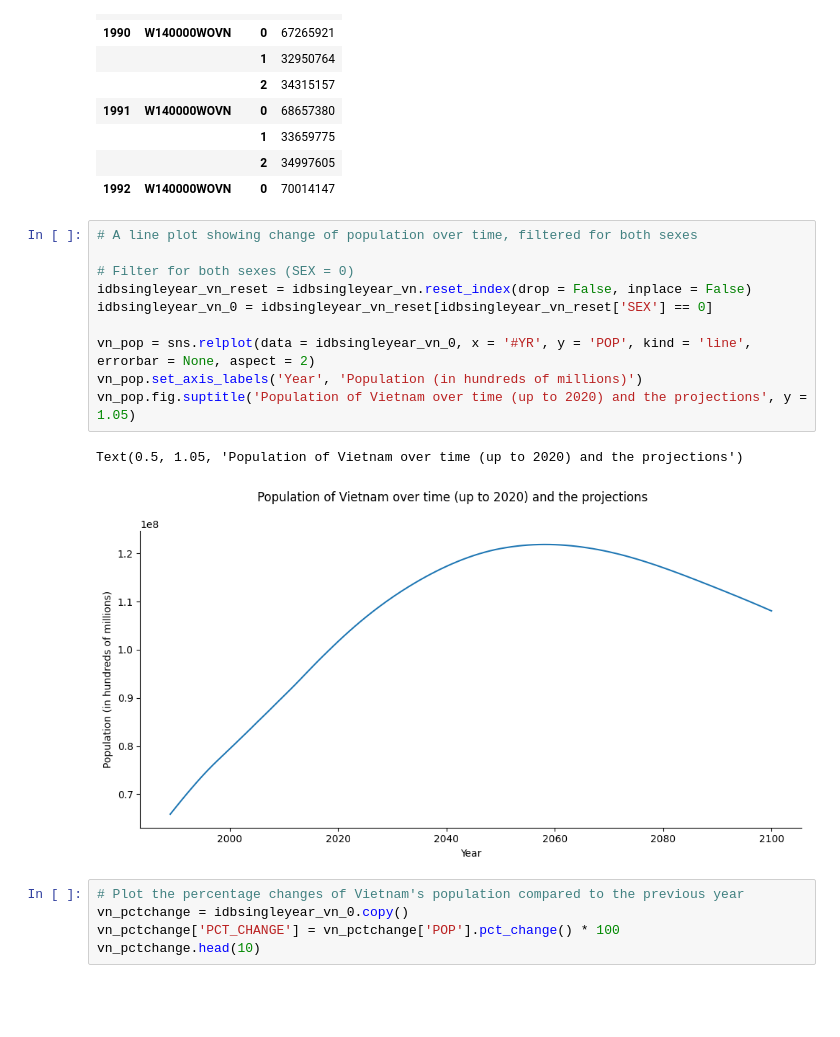
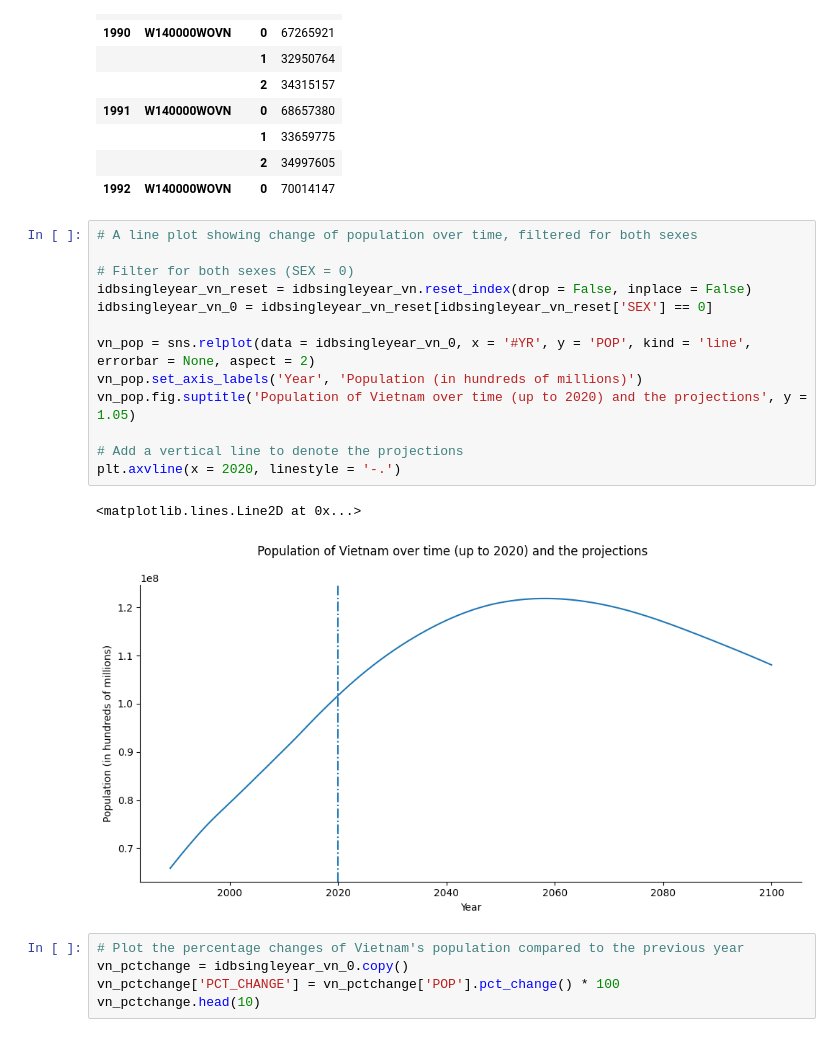
Before and after one commit to thaianle/international-database, a Jupyter notebook: idbsingleyear-python.ipynb, the cells around one changed output. Cells and saved outputs as stored; diff of their text form; blank space fills up the shorter version.

```diff
--- a/idbsingleyear-python.ipynb
+++ b/idbsingleyear-python.ipynb
@@ -271,16 +262,19 @@ idbsingleyear_vn.head(10)
 # %%
 # A line plot showing change of population over time, filtered for both sexes
 
 # Filter for both sexes (SEX = 0)
 idbsingleyear_vn_reset = idbsingleyear_vn.reset_index(drop = False, inplace = False)
 idbsingleyear_vn_0 = idbsingleyear_vn_reset[idbsingleyear_vn_reset['SEX'] == 0]
 
 vn_pop = sns.relplot(data = idbsingleyear_vn_0, x = '#YR', y = 'POP', kind = 'line', errorbar = None, aspect = 2)
 vn_pop.set_axis_labels('Year', 'Population (in hundreds of millions)')
 vn_pop.fig.suptitle('Population of Vietnam over time (up to 2020) and the projections', y = 1.05)
+
+# Add a vertical line to denote the projections
+plt.axvline(x = 2020, linestyle = '-.')
 # %% [output]
-Text(0.5, 1.05, 'Population of Vietnam over time (up to 2020) and the projections')
+<matplotlib.lines.Line2D at 0x...>
-[figure, old version]
+[figure, new version]
 # %%
 # Plot the percentage changes of Vietnam's population compared to the previous year
 vn_pctchange = idbsingleyear_vn_0.copy()
```
Also changed, not shown: parts of 8 cells of this notebook.
